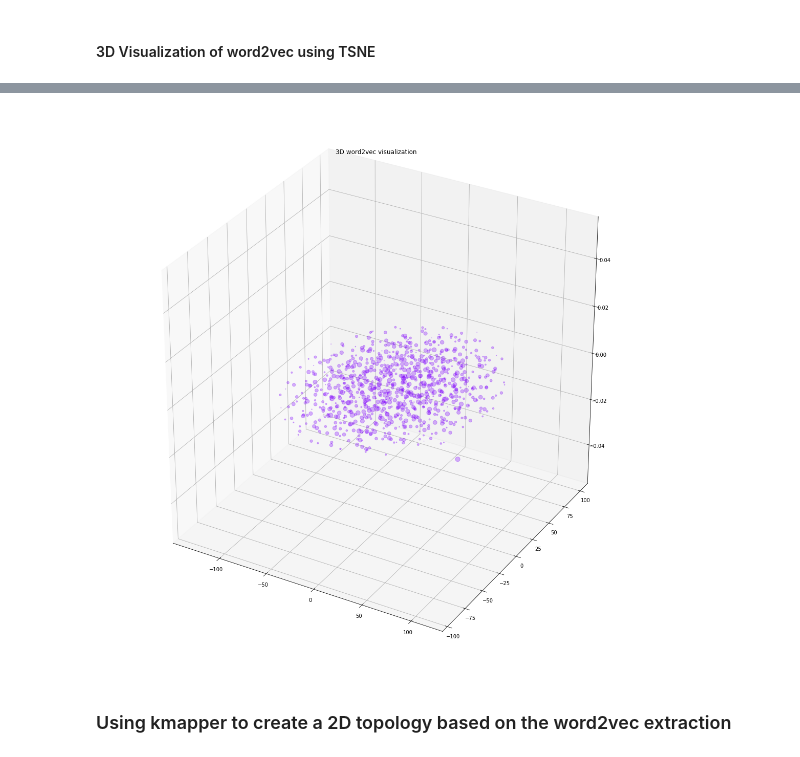
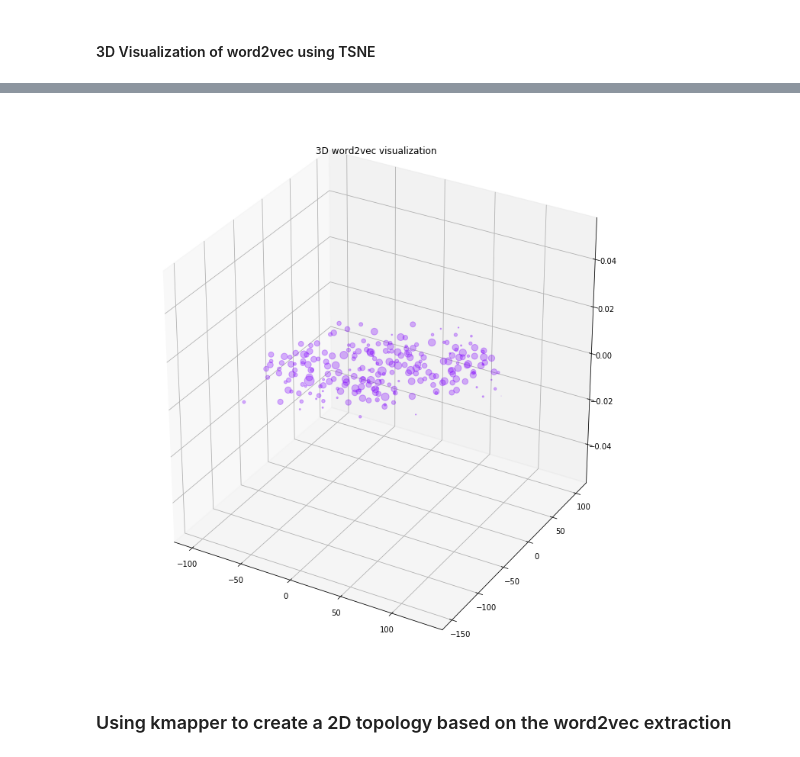
Before and after one commit to angel-ur/IaC-GLR, a Jupyter notebook: LDA_all.ipynb, the cells around one changed output, grey strips where cells are left out. Saved outputs shown, nothing was run; the diff lists cells and outputs as text; code cells hidden in the pictures.

Commit message:
Small changes and new LDA visualizations

```diff
--- a/LDA_all.ipynb
+++ b/LDA_all.ipynb
@@ -7,9 +7,10 @@ import matplotlib.pyplot as plt
 from mpl_toolkits.mplot3d import Axes3D
 import matplotlib.cm as cm
 %matplotlib inline
-plt.rcParams["figure.figsize"] = (15,15)
+plt.rcParams["figure.figsize"] = (30,30)
 
 import pandas as pd
+import numpy as np
 
 from gensim.models import Word2Vec
 from sklearn.decomposition import PCA
@@ -77,5 +46,42 @@ for i, word in enumerate(words):
+# %%
+data = [everything.data_lemmatized, adv_disav_def.data_lemmatized,ansible.data_lemmatized,
+        bad_practices.data_lemmatized,best_practices.data_lemmatized,chef.data_lemmatized,
+        puppet.data_lemmatized]
+data_name = ['everything', 'adv_disav_def','ansible','bad_practices','best_practices','chef','puppet']
+min_count = [10,30]
+# Optimal between 5-50
+# http://www.jmlr.org/papers/volume9/vandermaaten08a/vandermaaten08a.pdf
+perplexity = [5,30,50]
+for data_idx in range(len(data)):
+    for c in min_count:
+        # Selective model, minimum number of times a word appears = min_count
+        model = Word2Vec(data[data_idx], min_count=c)
+        X = model[model.wv.vocab]
+
+        # Creating PCA with 2 components and exporting the plot figure
+        pca = PCA(n_components=2)
+        result = pca.fit_transform(X)
+
+        plt.scatter(result[:, 0], result[:, 1])
+        words = list(model.wv.vocab)
+        for i, word in enumerate(words):
+            plt.annotate(word, xy=(result[i, 0], result[i, 1]))
+        plt.savefig('PCA_{}_{}.png'.format(data_name[data_idx],c), format='png')
+        plt.close()
+        # Creating TSNE with 2 components and different perplexity
+        for p in perplexity:
+            tsne = TSNE(n_components=2, perplexity=5)
+            result = tsne.fit_transform(X)
+            plt.scatter(result[:, 0], result[:, 1])
+            words = list(model.wv.vocab)
+            for i, word in enumerate(words):
+                plt.annotate(word, xy=(result[i, 0], result[i, 1]))
+            plt.savefig('TSNE_{}_{}_{}.png'.format(data_name[data_idx],c, p), format='png')
+            plt.close()
 # %% [markdown]
 #### 3D Visualization of word2vec using TSNE
 # %%
+model = Word2Vec(data, min_count=20)
+X = model[model.wv.vocab]
 tsne = TSNE(n_components=3, perplexity=30)
 result = tsne.fit_transform(X)
@@ -85,13 +88,13 @@ NameError: name 'cm' is not defined
 # %%
-
 fig = plt.figure()
 ax = Axes3D(fig)
 colors = cm.rainbow(np.linspace(0, 1, 1))
+plt.rcParams["figure.figsize"] = (5,5)
 plt.scatter(result[:, 0], result[:, 1], result[:, 2], c=colors, alpha=0.3)
 plt.title('3D word2vec visualization')
 plt.show()
 # %% [output]
-[figure, old version]
+[figure, new version]
 # %% [markdown]
 ### Using kmapper to create a 2D topology based on the word2vec extraction
 # %% [markdown]
```
Also changed, not shown: parts of 8 cells of this notebook, 8 other files.
